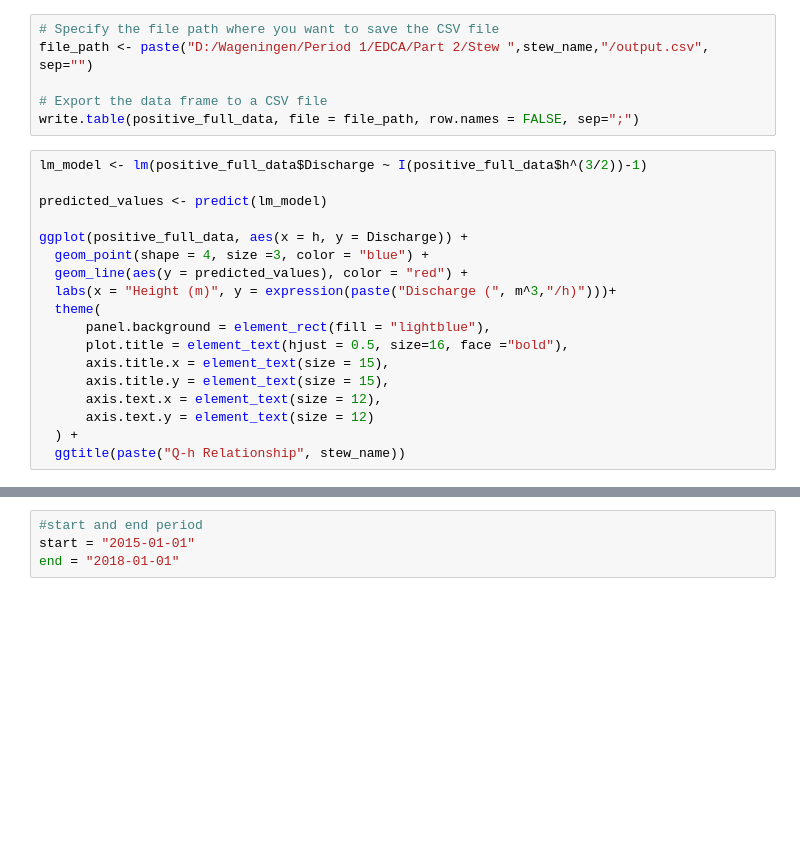
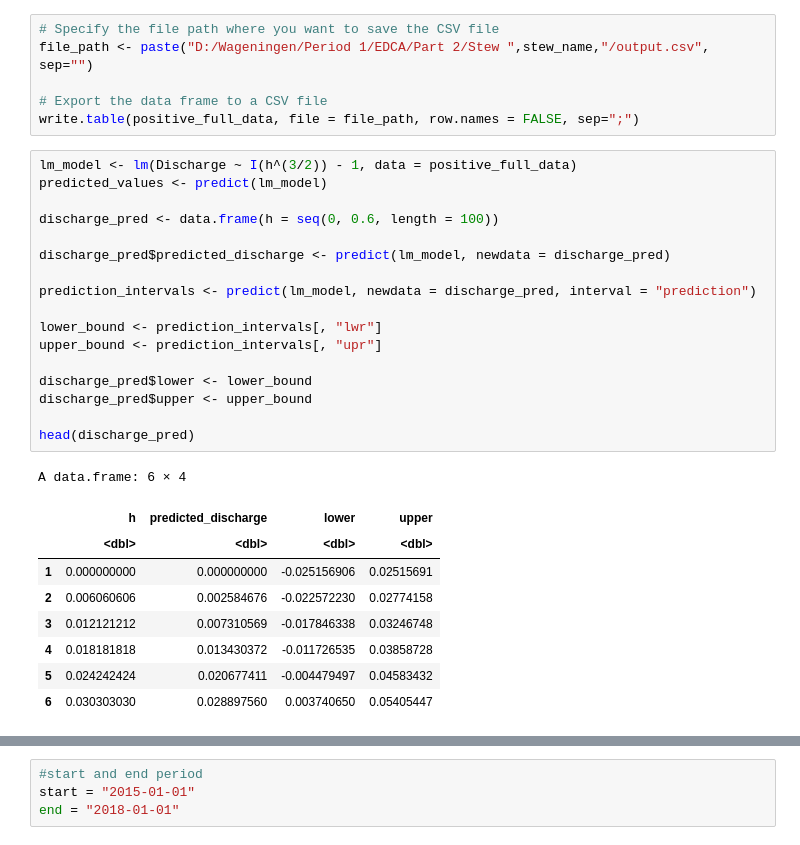
Before and after one commit to sanlocoz/EDCA, a Jupyter notebook: Data Processing.ipynb, the cells around one changed output, grey strips where cells are left out. Drawn from its saved outputs; the diff is of its cells as text; blank space fills up the shorter version.

```diff
--- a/Data Processing.ipynb
+++ b/Data Processing.ipynb
@@ -173,20 +173,29 @@ file_path <- paste("D:/Wageningen/Period 1/EDCA/Part 2/Stew ",stew_name,"/output
 # Export the data frame to a CSV file
 write.table(positive_full_data, file = file_path, row.names = FALSE, sep=";")
 # %%
-lm_model <- lm(positive_full_data$Discharge ~ I(positive_full_data$h^(3/2))-1)
-
+lm_model <- lm(Discharge ~ I(h^(3/2)) - 1, data = positive_full_data)
 predicted_values <- predict(lm_model)
 
-ggplot(positive_full_data, aes(x = h, y = Discharge)) +
-  geom_point(shape = 4, size =3, color = "blue") +
-  geom_line(aes(y = predicted_values), color = "red") +
-  labs(x = "Height (m)", y = expression(paste("Discharge (", m^3,"/h)")))+
-  theme(
-      panel.background = element_rect(fill = "lightblue"),
-      plot.title = element_text(hjust = 0.5, size=16, face ="bold"),
-      axis.title.x = element_text(size = 15),
-      axis.title.y = element_text(size = 15),
-      axis.text.x = element_text(size = 12),
-      axis.text.y = element_text(size = 12)
-  ) +
-  ggtitle(paste("Q-h Relationship", stew_name))
+discharge_pred <- data.frame(h = seq(0, 0.6, length = 100))
+
+discharge_pred$predicted_discharge <- predict(lm_model, newdata = discharge_pred)
+
+prediction_intervals <- predict(lm_model, newdata = discharge_pred, interval = "prediction")
+
+lower_bound <- prediction_intervals[, "lwr"]
+upper_bound <- prediction_intervals[, "upr"]
+
+discharge_pred$lower <- lower_bound
+discharge_pred$upper <- upper_bound
+
+head(discharge_pred)
+# %% [output]
+A data.frame: 6 × 4
+|  | h | predicted_discharge | lower | upper |
+|  | <dbl> | <dbl> | <dbl> | <dbl> |
+| 1 | 0.000000000 | 0.000000000 | -0.025156906 | 0.02515691 |
+| 2 | 0.006060606 | 0.002584676 | -0.022572230 | 0.02774158 |
+| 3 | 0.012121212 | 0.007310569 | -0.017846338 | 0.03246748 |
+| 4 | 0.018181818 | 0.013430372 | -0.011726535 | 0.03858728 |
+| 5 | 0.024242424 | 0.020677411 | -0.004479497 | 0.04583432 |
+| 6 | 0.030303030 | 0.028897560 | 0.003740650 | 0.05405447 |
```
Also changed, not shown: parts of 4 cells of this notebook.
